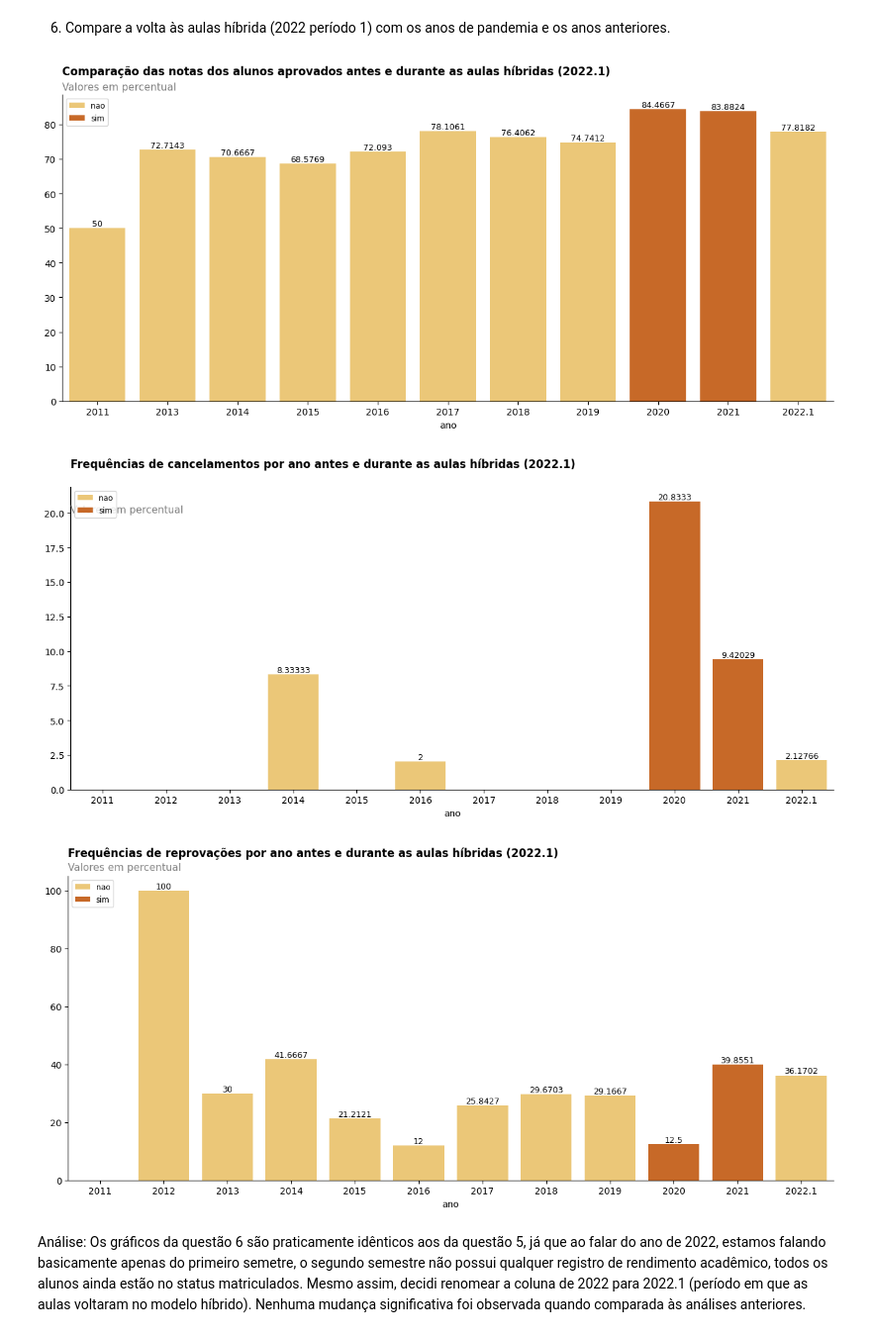
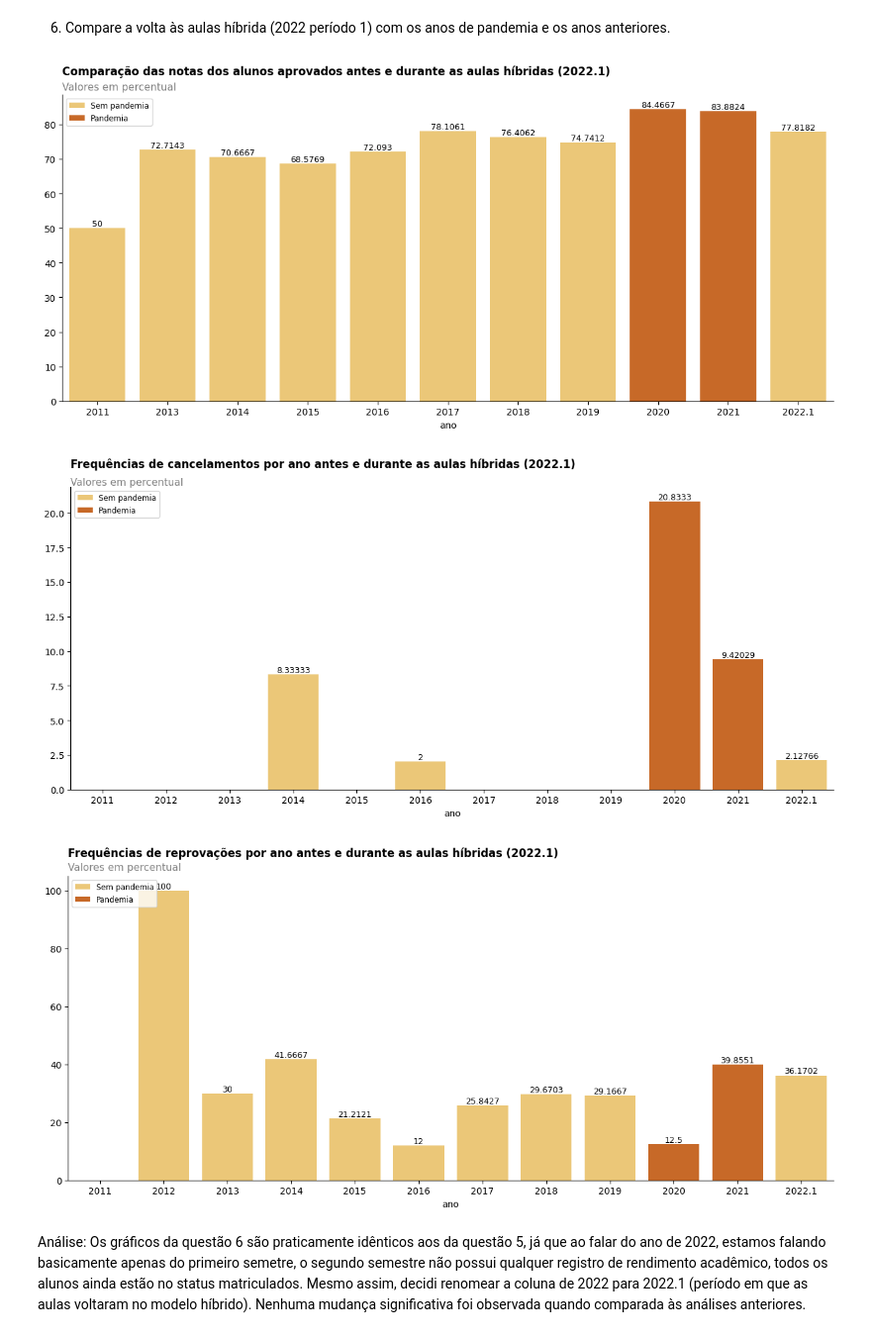
Before and after one commit to jbatistaaj/pos-graduacao-dsbd, a Jupyter notebook: Linguagens de Programação/Trabalho 1/trabalho_1.ipynb, the cells around one changed output. Shown at 99% size. Drawn from its saved outputs; the diff is of its cells as text; code cells hidden in the pictures.

```diff
--- a/Linguagens de Programação/Trabalho 1/trabalho_1.ipynb
+++ b/Linguagens de Programação/Trabalho 1/trabalho_1.ipynb
@@ -186,9 +186,9 @@ evasoes_ano
 # Criando uma função que irá marcar os anos de pandemia, se o ano for 2020 e 2021 receberá valor "sim", do contrário, receberá "nao"
 def ano_de_pandemia(ano):
     if ano == 2020 or ano == 2021:
-        return 'sim'
+        return 'Pandemia'
     else:
-        return 'nao'
+        return 'Sem pandemia'
 # %%
 df_aprovados['ano_de_pandemia'] = df_aprovados['ano'].apply(ano_de_pandemia)
 df_aprovados
@@ -299,7 +299,7 @@ df_notas_periodo_1['ano_de_pandemia'] = df_notas_periodo_1['ano'].apply(ano_de_p
 # %%
 plot_grafico(df_notas_periodo_1,'ano','nota','YlOrBr','ano_de_pandemia','Comparação das notas dos alunos aprovados antes e durante as aulas híbridas (2022.1)','Valores em percentual',90)
 # %% [output]
-[figure, old version]
+[figure, new version]
 # %%
 df_cancelamentos_periodo_1 = df[['matricula','periodo','ano','nota','status','situacaoDiscente']]
 df_cancelamentos_periodo_1 =df_cancelamentos_periodo_1.drop(df_cancelamentos_periodo_1[(df_cancelamentos_periodo_1['ano'] == 2022) & (df_cancelamentos_periodo_1['periodo'] == '2')].index)
@@ -308,9 +308,9 @@ df_cancelamentos_periodo_1 = df_cancelamentos_periodo_1.groupby('ano')['status']
 df_cancelamentos_periodo_1['Cancelado'] = df_cancelamentos_periodo_1['Cancelado'] * 100
 df_cancelamentos_periodo_1['ano_de_pandemia'] = df_cancelamentos_periodo_1['ano'].apply(ano_de_pandemia)
 # %%
-plot_grafico(df_cancelamentos_periodo_1,'ano','Cancelado','YlOrBr','ano_de_pandemia','Frequências de cancelamentos por ano antes e durante as aulas híbridas (2022.1)','Valores em percentual',20)
+plot_grafico(df_cancelamentos_periodo_1,'ano','Cancelado','YlOrBr','ano_de_pandemia','Frequências de cancelamentos por ano antes e durante as aulas híbridas (2022.1)','Valores em percentual',22)
 # %% [output]
-[figure, old version]
+[figure, new version]
 # %%
 df_reprovados_periodo_1 = df[['matricula','periodo','ano','nota','status','situacaoDiscente','reprovado']]
 df_reprovados_periodo_1 =df_reprovados_periodo_1.drop(df_reprovados_periodo_1[(df_reprovados_periodo_1['ano'] == 2022) & (df_reprovados_periodo_1['periodo'] == '2')].index)
@@ -321,7 +321,7 @@ df_reprovados_periodo_1['ano_de_pandemia'] = df_reprovados_periodo_1['ano'].appl
 # %%
 plot_grafico(df_reprovados_periodo_1,'ano','sim','YlOrBr','ano_de_pandemia','Frequências de reprovações por ano antes e durante as aulas híbridas (2022.1)','Valores em percentual',107)
 # %% [output]
-[figure, old version]
+[figure, new version]
 # %% [markdown]
 Análise: Os gráficos da questão 6 são praticamente idênticos aos da questão 5, já que ao falar do ano de 2022, estamos falando basicamente apenas do primeiro semetre, o segundo semestre não possui qualquer registro de rendimento acadêmico, todos os alunos ainda estão no status matriculados. Mesmo assim, decidi renomear a coluna de 2022 para 2022.1 (período em que as aulas voltaram no modelo híbrido). Nenhuma mudança significativa foi observada quando comparada às análises anteriores.
 # %% [markdown]
```
Also changed, not shown: parts of 6 cells of this notebook.
